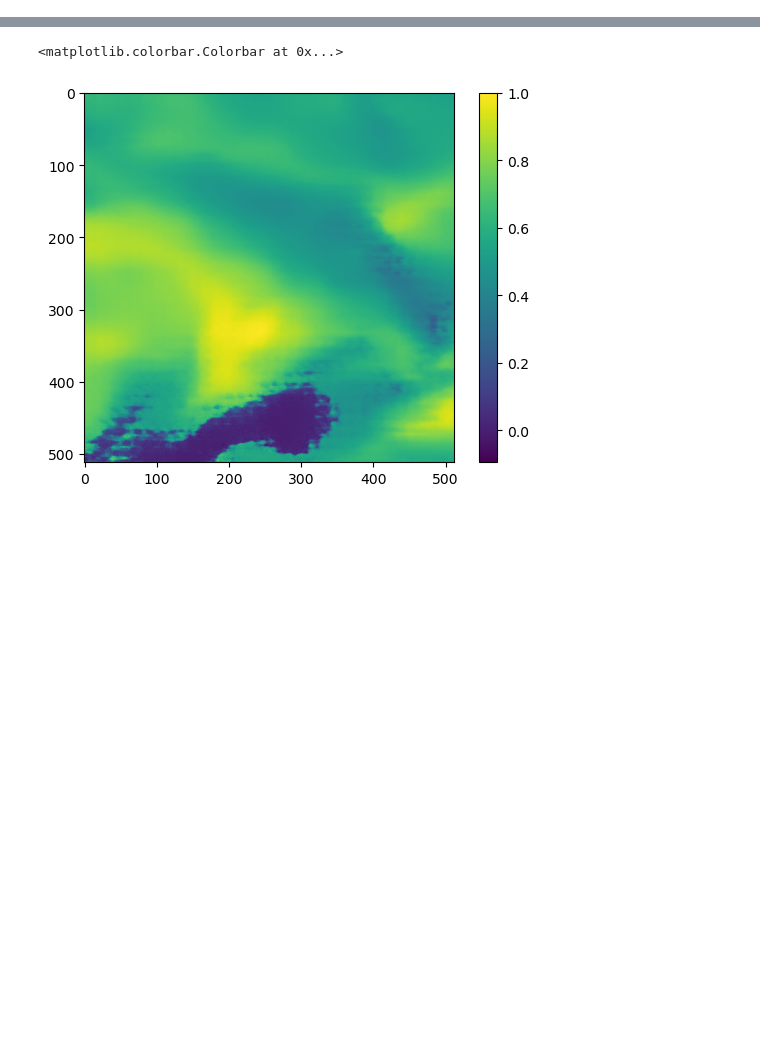
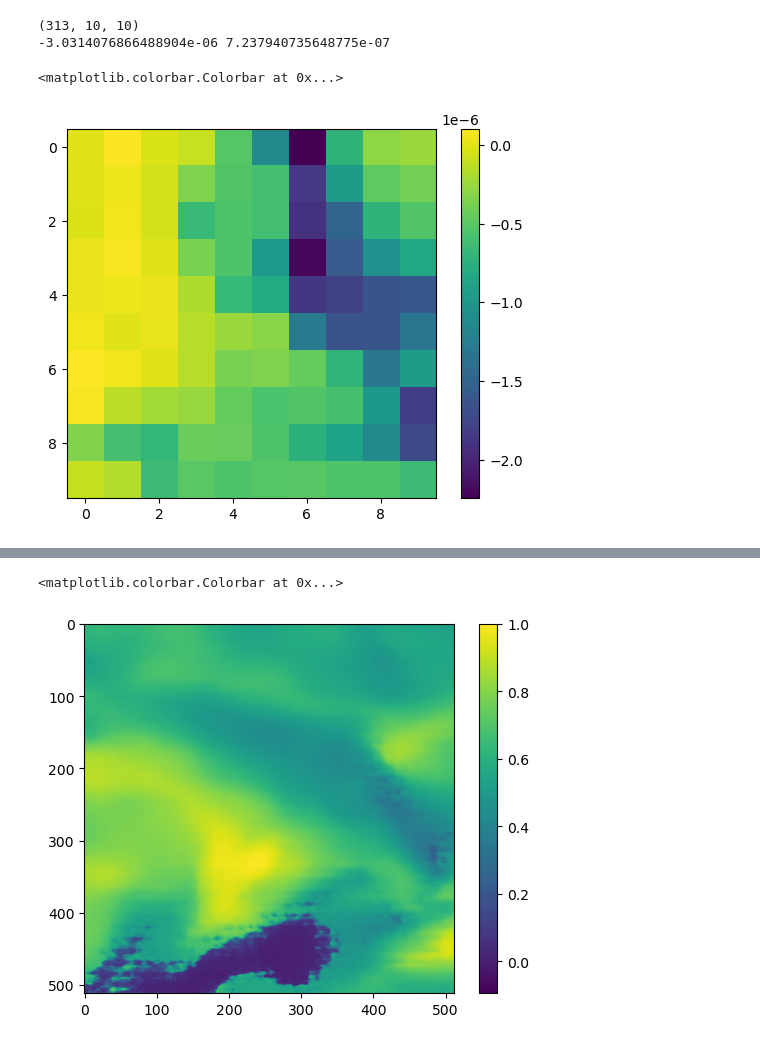
Before and after one commit to ar1619/DBPN_2, a Jupyter notebook: LST.ipynb, the cells around one changed output, grey strips where cells are left out. Saved outputs shown, nothing was run; the diff lists cells and outputs as text; code cells hidden in the pictures; blank space fills up the shorter version.

```diff
--- a/LST.ipynb
+++ b/LST.ipynb
@@ -14,2 +89,15 @@ plt.colorbar()
+# %%
+file_test = np.load('../../RDS/ephemeral/difference_xco2_test/lr/diff/0_lr.npy')
+# print(np.min(file_test[0]))
+print(file_test.shape)
+print(np.min(file_test[0]), np.max(file_test[0]))
+lr = file_test
+plt.imshow(file_test[1])
+plt.colorbar()
+# %% [output]
+(313, 10, 10)
+-3.0314076866488904e-06 7.237940735648775e-07
+<matplotlib.colorbar.Colorbar at 0x...>
+[figure, added]
 # %%
 file_test = np.load('../../RDS/dbpn/DBPN_2/Result/XCO2/0_lr.npy')
```
Also changed, not shown: parts of 14 cells of this notebook, 1 other file.
